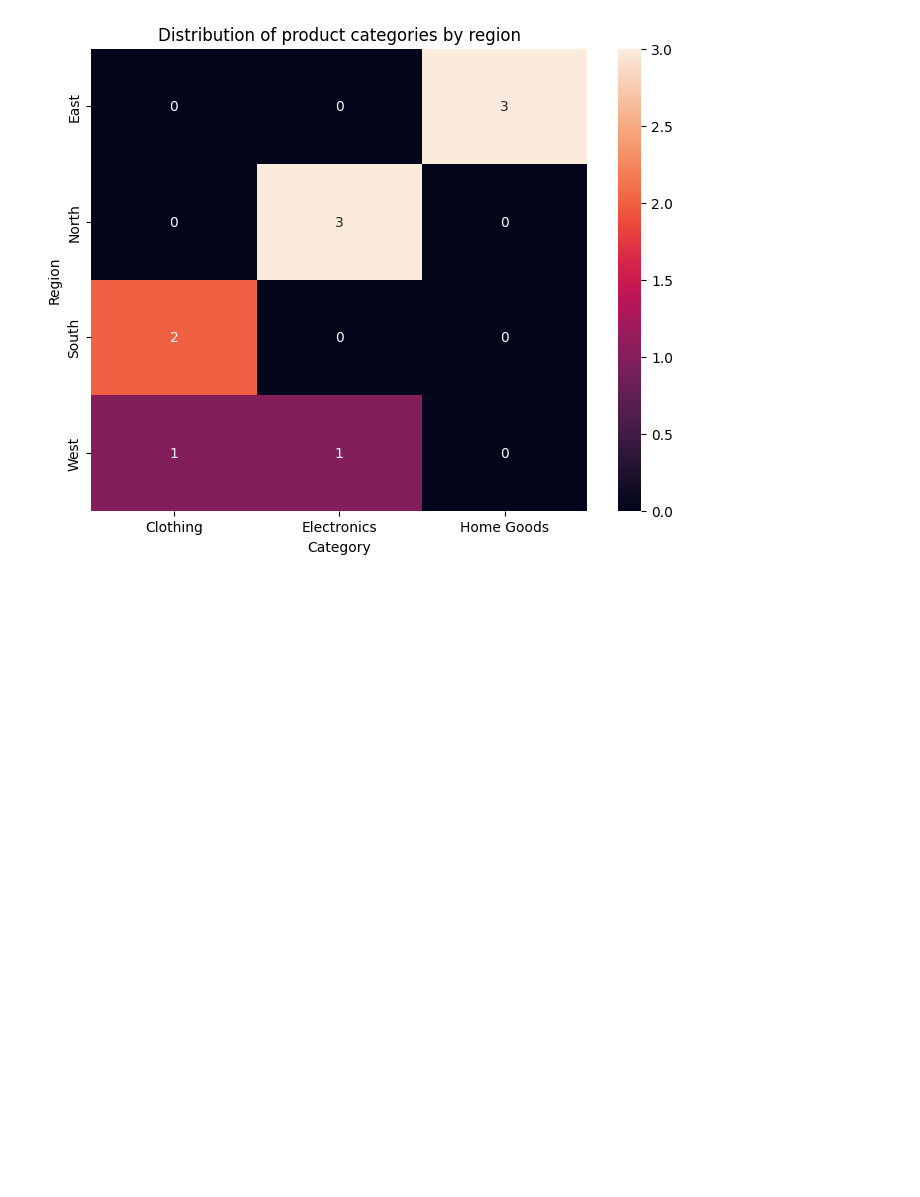
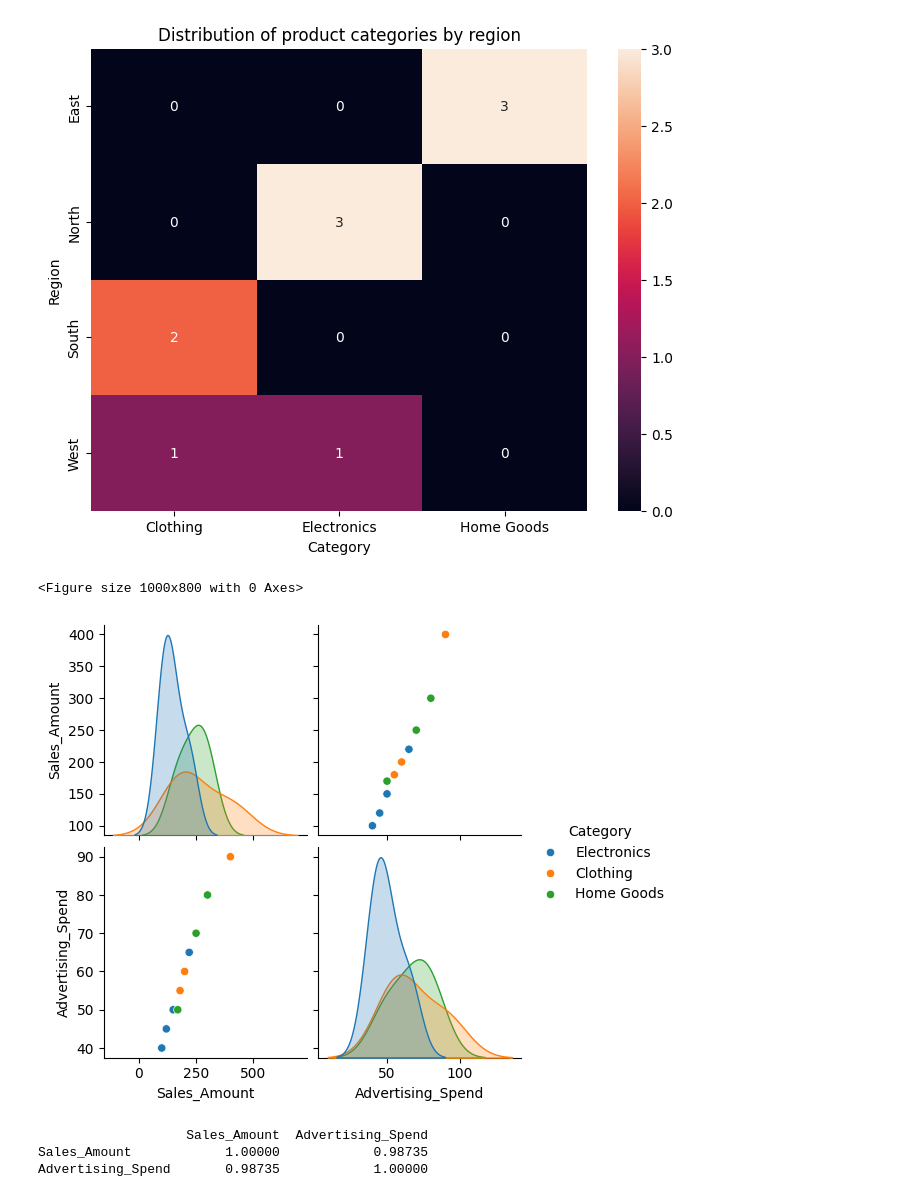
Before and after one commit to Priya745/Data-Science, a Jupyter notebook: HandlingMissData.ipynb, the cells around one changed output. Cells and saved outputs as stored; diff of their text form; code cells hidden in the pictures; blank space fills up the shorter version.

```diff
--- a/HandlingMissData.ipynb
+++ b/HandlingMissData.ipynb
@@ -248,3 +248,17 @@ plt.ylabel('Region')
 plt.show()
 # %% [output]
 [figure]
+# %%
+plt.figure(figsize=(10,8))
+sns.pairplot(df_sales, vars=['Sales_Amount', 'Advertising_Spend'], hue='Category',diag_kind='kde')
+plt.show()
+# %% [output]
+<Figure size 1000x800 with 0 Axes>
+[figure, added]
+# %%
+corr_matrix = df_sales[['Sales_Amount', 'Advertising_Spend']].corr()
+print(corr_matrix)
+# %% [output]
+                   Sales_Amount  Advertising_Spend
+Sales_Amount            1.00000            0.98735
+Advertising_Spend       0.98735            1.00000
```
Also changed, not shown: parts of 2 cells of this notebook.
